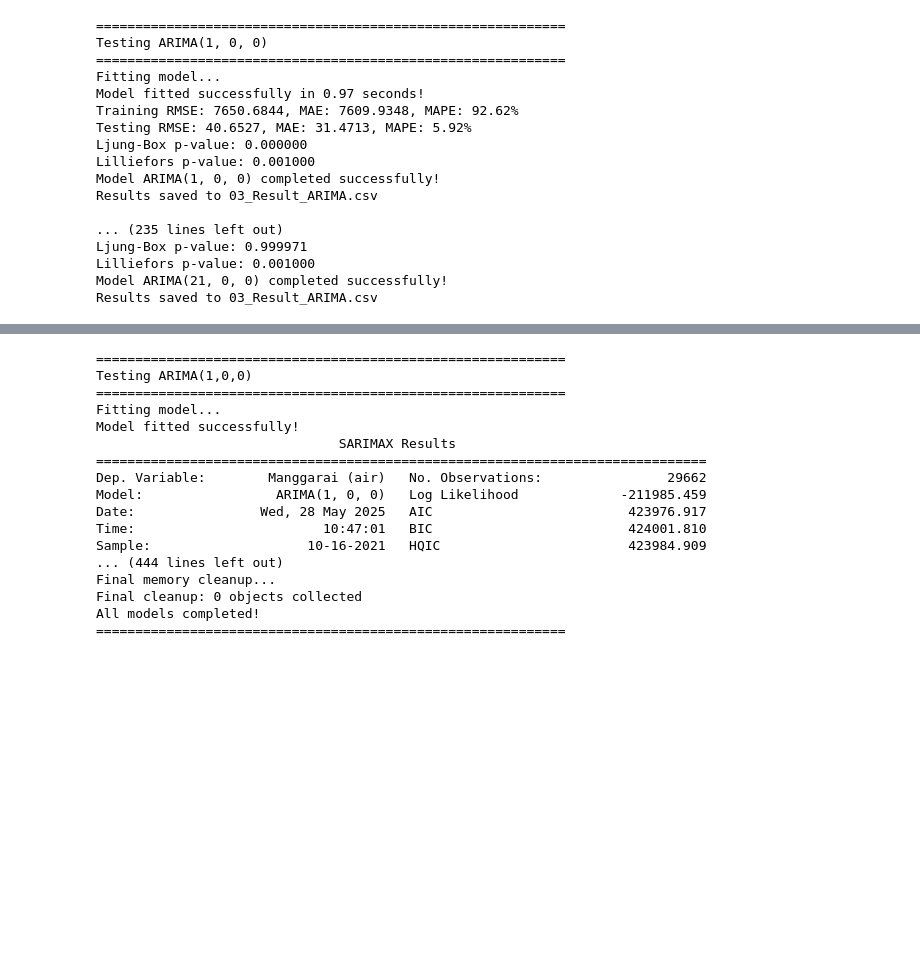
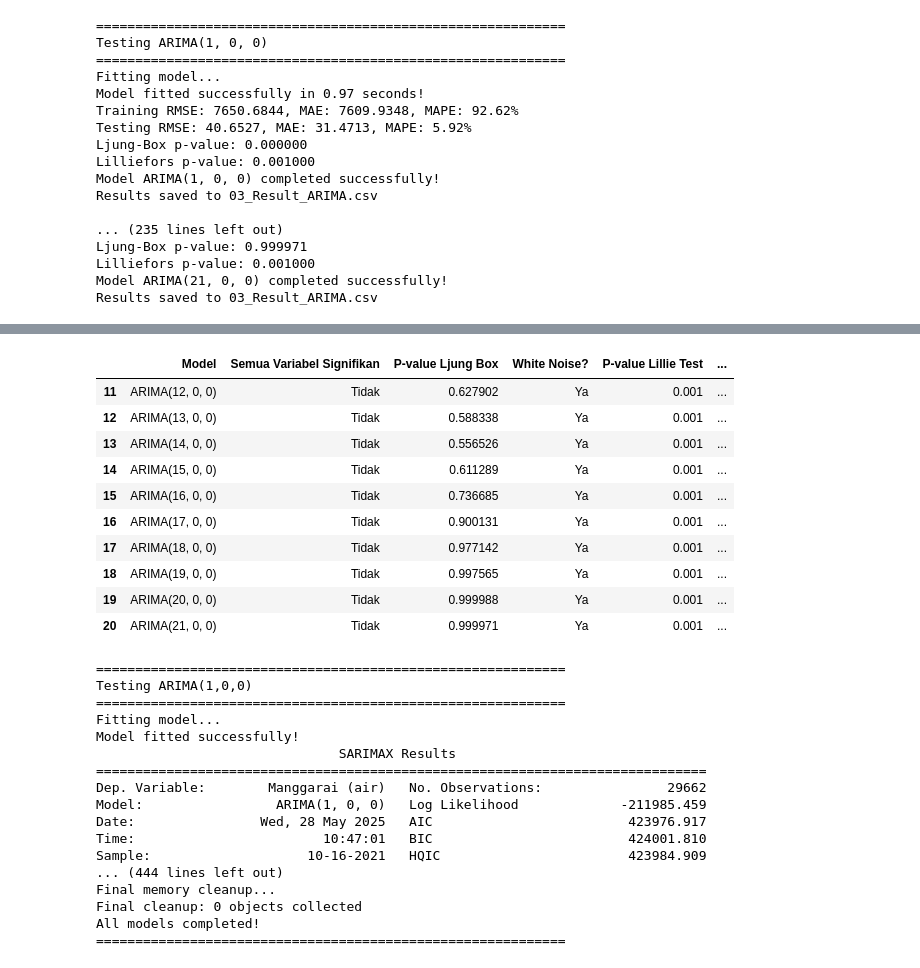
Before and after one commit to elvano22/Pintu-Air, a Jupyter notebook: 03 ARIMA.ipynb, the cells around one changed output, grey strips where cells are left out. Drawn from its saved outputs; the diff is of its cells as text; code cells hidden in the pictures; blank space fills up the shorter version.

```diff
--- a/03 ARIMA.ipynb
+++ b/03 ARIMA.ipynb
@@ -342,5 +373,18 @@ Results saved to 03_Result_ARIMA.csv
 # %%
 compare = pd.read_csv('03_Result_ARIMA.csv')
+compare.tail(10)
+# %% [output]
+|  | Model | Semua Variabel Signifikan | P-value Ljung Box | White Noise? | P-value Lillie Test | ... |
+| 11 | ARIMA(12, 0, 0) | Tidak | 0.627902 | Ya | 0.001 | ... |
+| 12 | ARIMA(13, 0, 0) | Tidak | 0.588338 | Ya | 0.001 | ... |
+| 13 | ARIMA(14, 0, 0) | Tidak | 0.556526 | Ya | 0.001 | ... |
+| 14 | ARIMA(15, 0, 0) | Tidak | 0.611289 | Ya | 0.001 | ... |
+| 15 | ARIMA(16, 0, 0) | Tidak | 0.736685 | Ya | 0.001 | ... |
+| 16 | ARIMA(17, 0, 0) | Tidak | 0.900131 | Ya | 0.001 | ... |
+| 17 | ARIMA(18, 0, 0) | Tidak | 0.977142 | Ya | 0.001 | ... |
+| 18 | ARIMA(19, 0, 0) | Tidak | 0.997565 | Ya | 0.001 | ... |
+| 19 | ARIMA(20, 0, 0) | Tidak | 0.999988 | Ya | 0.001 | ... |
+| 20 | ARIMA(21, 0, 0) | Tidak | 0.999971 | Ya | 0.001 | ... |
 # %%
 # ARIMA model based on ACF PACF (q: dies down; p: cut off at lag-3)
 ar_configs = [
```
Also changed, not shown: parts of 1 cell of this notebook, 1 other file.
